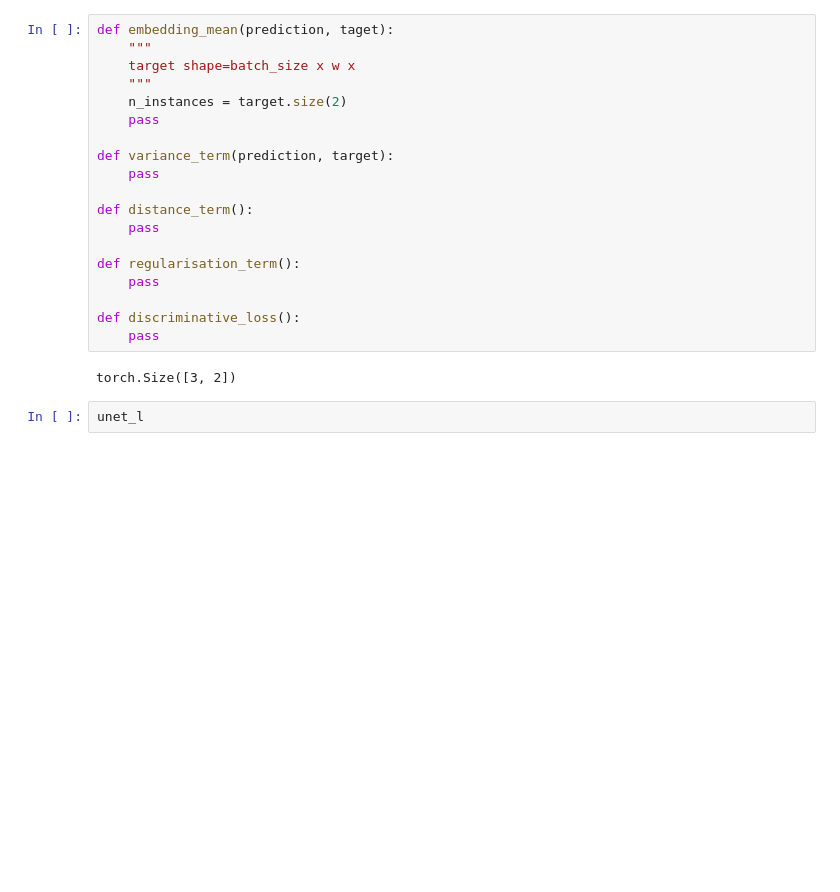
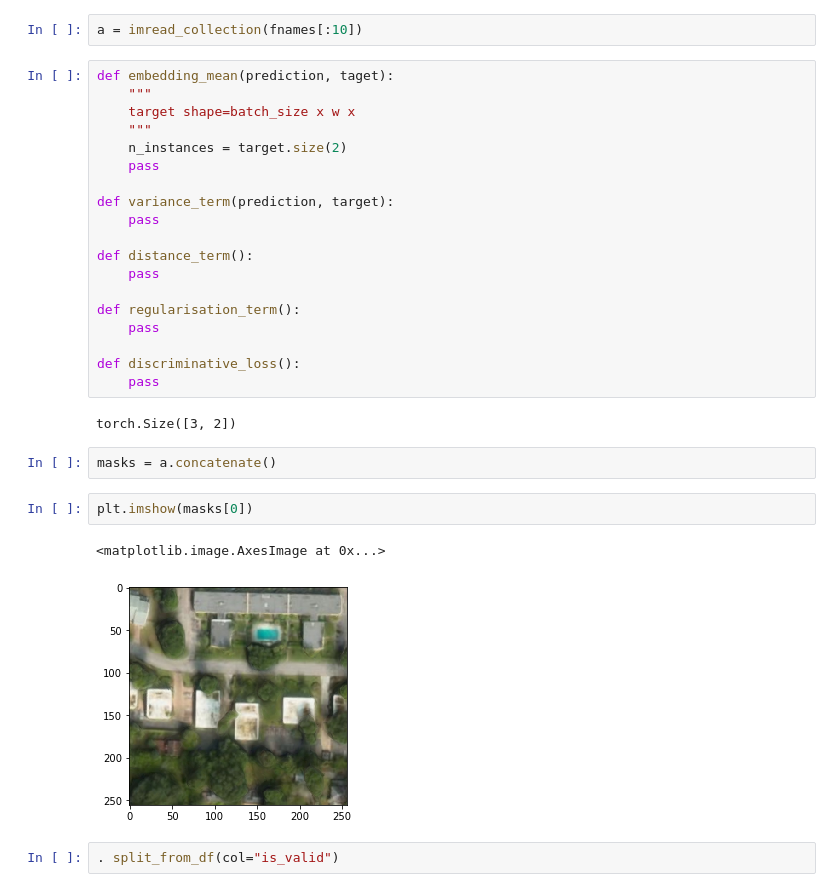
Before and after one commit to wwymak/spacenet-buildings, a Jupyter notebook: instance segmentation approach.ipynb, the cells around one changed output. Cells and saved outputs as stored; diff of their text form; blank space fills up the shorter version.

```diff
--- a/instance segmentation approach.ipynb
+++ b/instance segmentation approach.ipynb
@@ -256,3 +404,5 @@ def create_boundary_mask(filepath):
+# %%
+a = imread_collection(fnames[:10])
 # %%
 def embedding_mean(prediction, taget):
     """
@@ -274,5 +424,12 @@ def discriminative_loss():
     pass
 # %% [output]
 torch.Size([3, 2])
-# %%
-unet_l
+# %%
+masks = a.concatenate()
+# %%
+plt.imshow(masks[0])
+# %% [output]
+<matplotlib.image.AxesImage at 0x...>
+[figure, added]
+# %%
+. split_from_df(col="is_valid")
```
Also changed, not shown: parts of 27 cells of this notebook, 4 other files.
